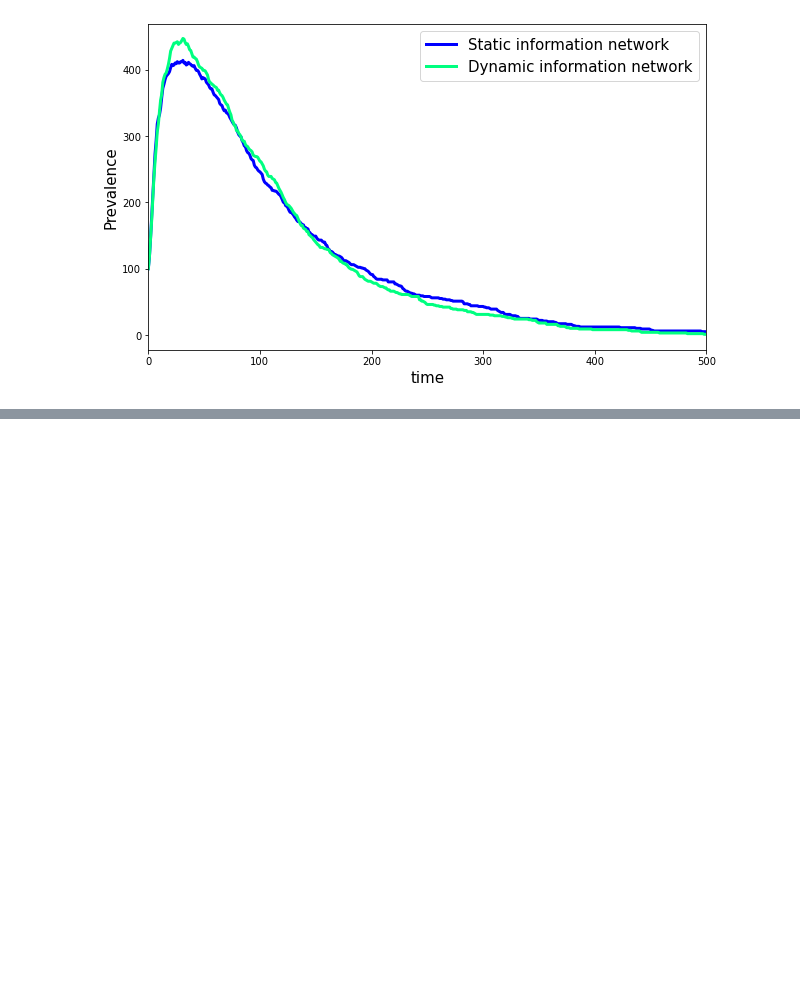
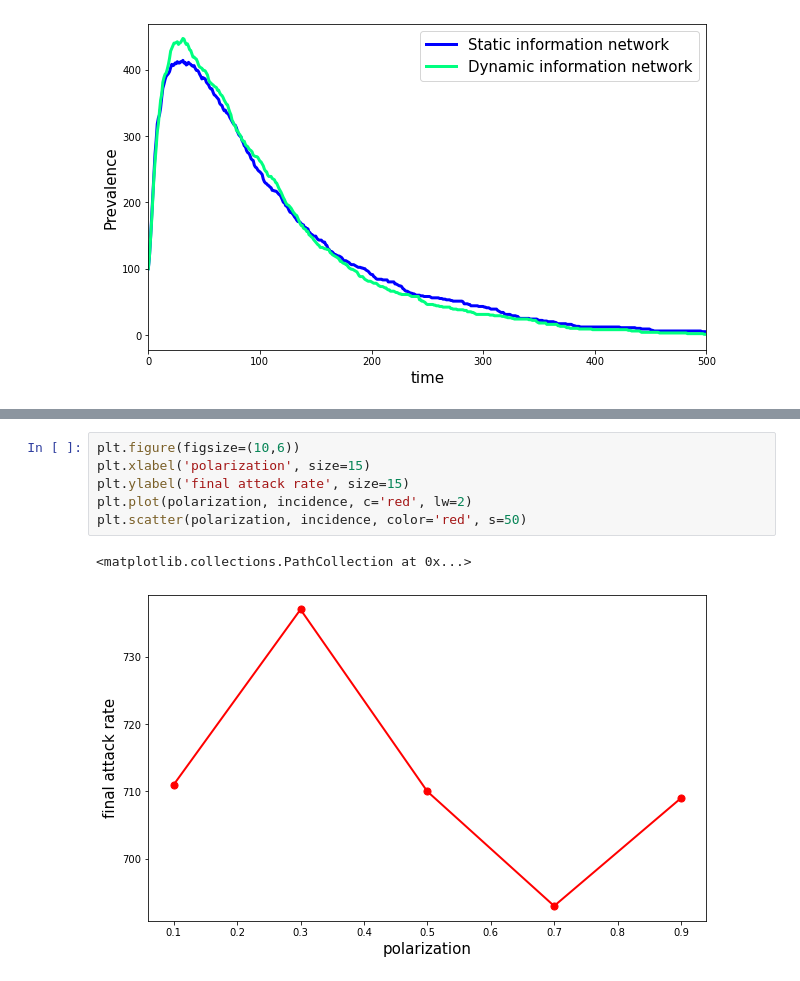
Before and after one commit to michelemcrudele/LDE-Project, a Jupyter notebook: simulation.ipynb, the cells around one changed output, grey strips where cells are left out. Cells and saved outputs as stored; diff of their text form; blank space fills up the shorter version.

```diff
--- a/simulation.ipynb
+++ b/simulation.ipynb
@@ -111,0 +242,9 @@ ax.set_xlim(0,500)
+# %%
+plt.figure(figsize=(10,6))
+plt.xlabel('polarization', size=15)
+plt.ylabel('final attack rate', size=15)
+plt.plot(polarization, incidence, c='red', lw=2)
+plt.scatter(polarization, incidence, color='red', s=50)
+# %% [output]
+<matplotlib.collections.PathCollection at 0x...>
+[figure, added]
```
Also changed, not shown: parts of 11 cells of this notebook, 1 other file.
